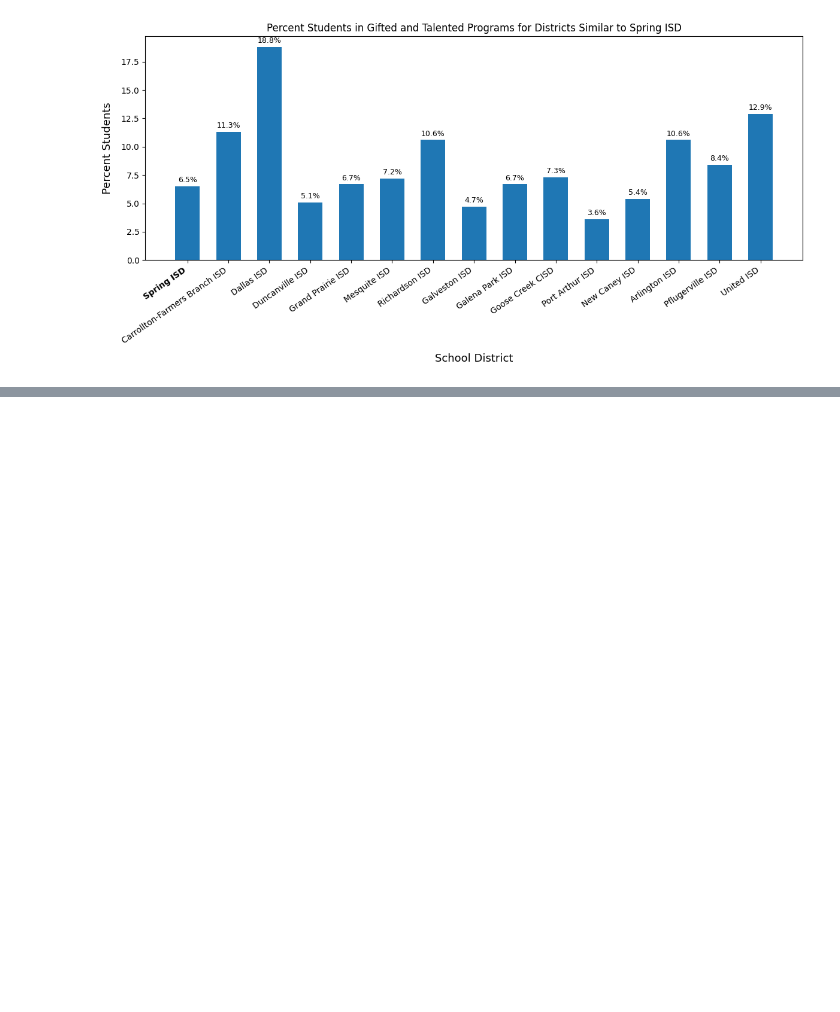
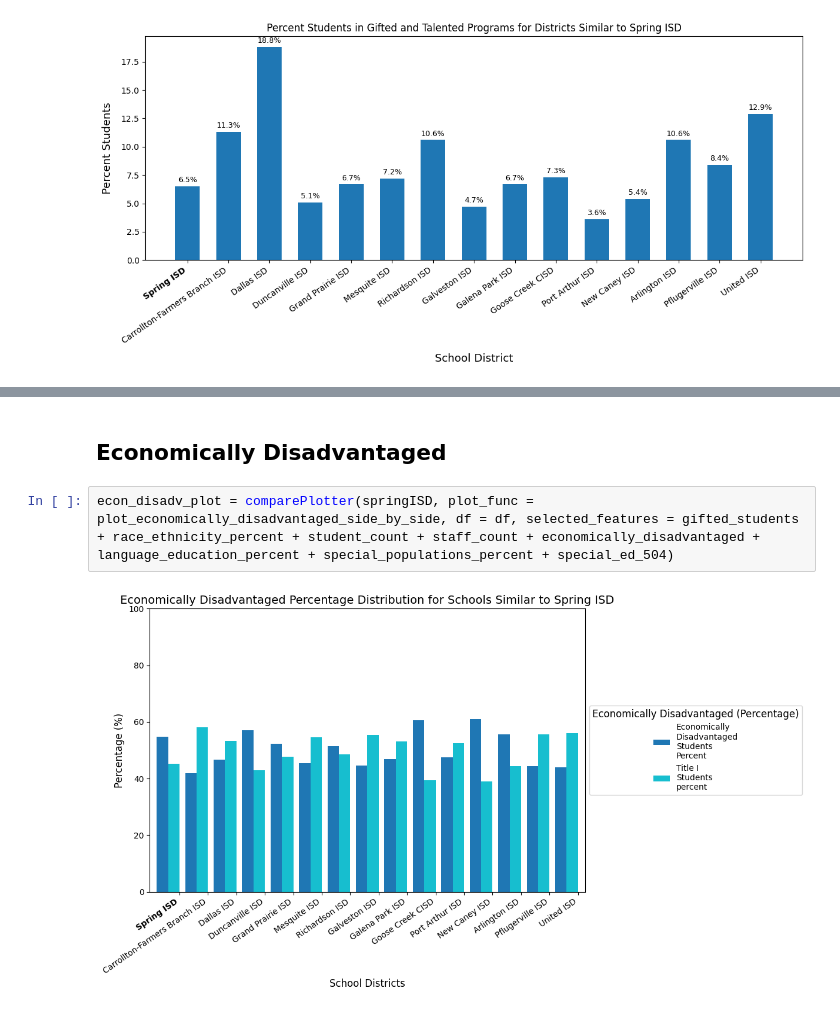
Before and after one commit to RiceD2KLab/HERC_Sp25, a Jupyter notebook: 4_Data_Modeling/4.2_KNN_Clustering/SpringISD.ipynb, the cells around one changed output, grey strips where cells are left out. Saved outputs shown, nothing was run; the diff lists cells and outputs as text; blank space fills up the shorter version.

```diff
--- a/4_Data_Modeling/4.2_KNN_Clustering/SpringISD.ipynb
+++ b/4_Data_Modeling/4.2_KNN_Clustering/SpringISD.ipynb
@@ -76,0 +85,6 @@ gifted_talented_plot = comparePlotter(springISD, plot_func = plot_gifted_talente
+# %% [markdown]
+## Economically Disadvantaged
+# %%
+econ_disadv_plot = comparePlotter(springISD, plot_func = plot_economically_disadvantaged_side_by_side, df = df, selected_features = gifted_students + race_ethnicity_percent + student_count + staff_count + economically_disadvantaged + language_education_percent + special_populations_percent + special_ed_504)
+# %% [output]
+[figure, added]
```
Also changed, not shown: parts of 5 cells of this notebook, 1 other file.
